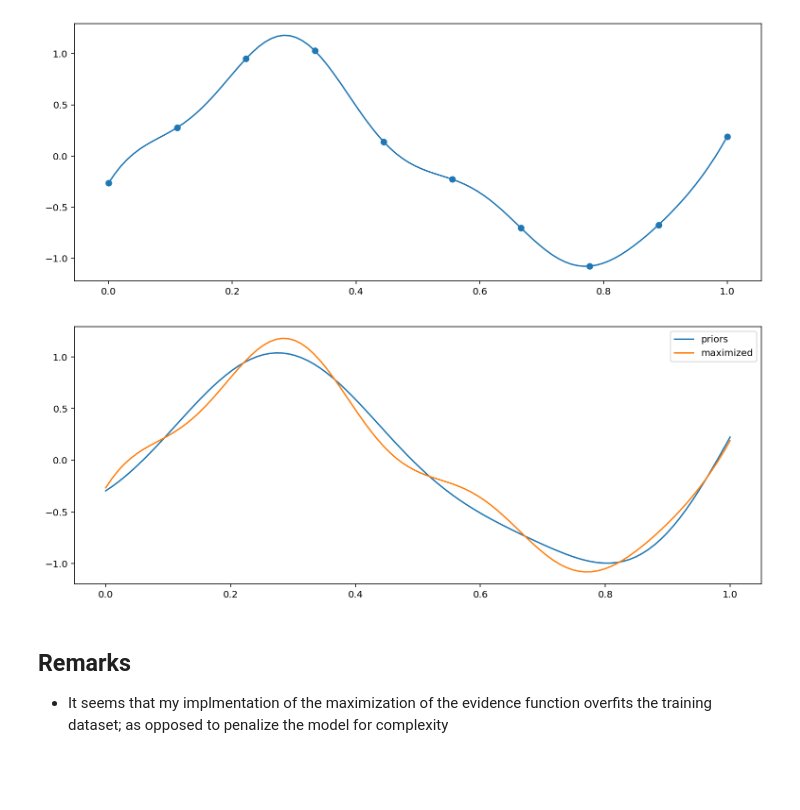
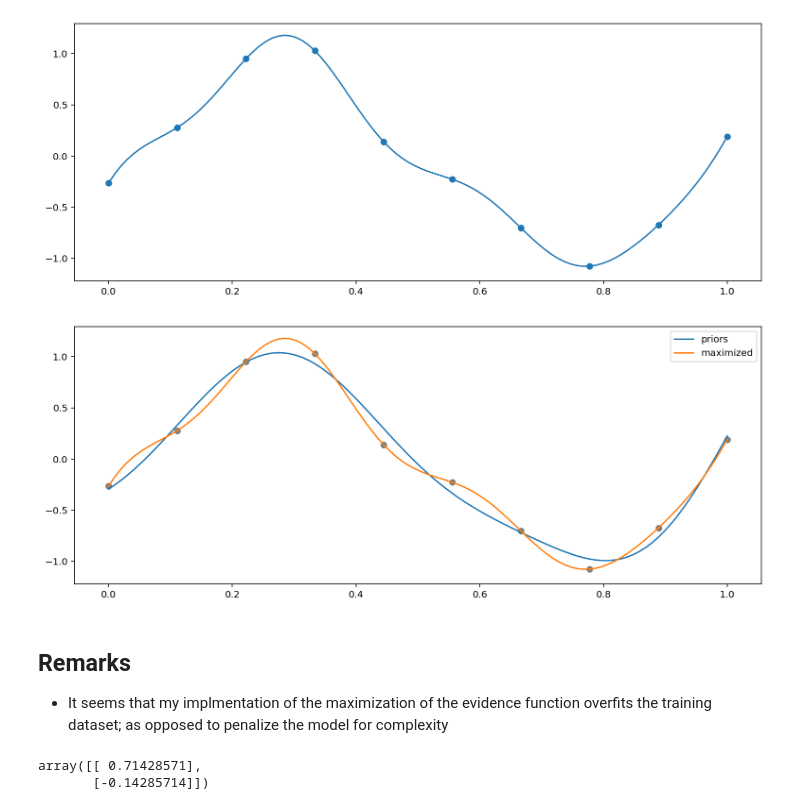
Before and after one commit to gerdm/prml, a Jupyter notebook: chapter3/evidence-approximation.ipynb, the cells around one changed output. Cells and saved outputs as stored; diff of their text form; code cells hidden in the pictures; blank space fills up the shorter version.

```diff
--- a/chapter3/evidence-approximation.ipynb
+++ b/chapter3/evidence-approximation.ipynb
@@ -228,11 +244,11 @@ Phi = gaussian_design_matrix(x_train, mus, s)
 
 delta_alpha, delta_beta = np.inf, np.inf
 tol = 1e-6
-alpha, beta = 0.01, 4
 alpha_hist, beta_hist = [], []
 phi_eigs = eigvals(Phi.T @ Phi)
 mN, SN_inv = posterior(Phi, t_train, alpha, beta)
-while delta_alpha > tol and delta_beta > tol:
+#while delta_alpha > tol and delta_beta > tol:
+for i in range(4):
     # Update eigenvalues of the matrix
     lambdas = phi_eigs * beta
     gamma = (lambdas / (lambdas + alpha)).sum()
@@ -272,13 +308,14 @@ plt.scatter(x_train, t_train)
 # %%
 plt.figure(figsize=(13, 5))
 alpha_prior, beta_prior = 1e6, -1e-6
 mN_prior, SN_inv_prior = posterior(Phi, t_train, alpha_prior, beta_prior)
 
 plt.plot(x_in, (mN_prior.T @ phi_x.T).ravel(), label="priors")
 plt.plot(x_in, (mN.T @ phi_x.T).ravel(), label="maximized")
+plt.scatter(x_train, t_train, c="tab:gray")
 plt.legend();
 # %% [output]
-[figure, old version]
+[figure, new version]
 # %% [markdown]
 ## Remarks
 
@@ -285,0 +325,12 @@ plt.legend();
+# %%
+A = np.array([
+    [3, 1],
+    [1, -2]
+])
+
+b = np.array([[2, 1]]).T
+
+solve(A, b)
+# %% [output]
+array([[ 0.71428571],
+       [-0.14285714]])
```
Also changed, not shown: parts of 12 cells of this notebook.
